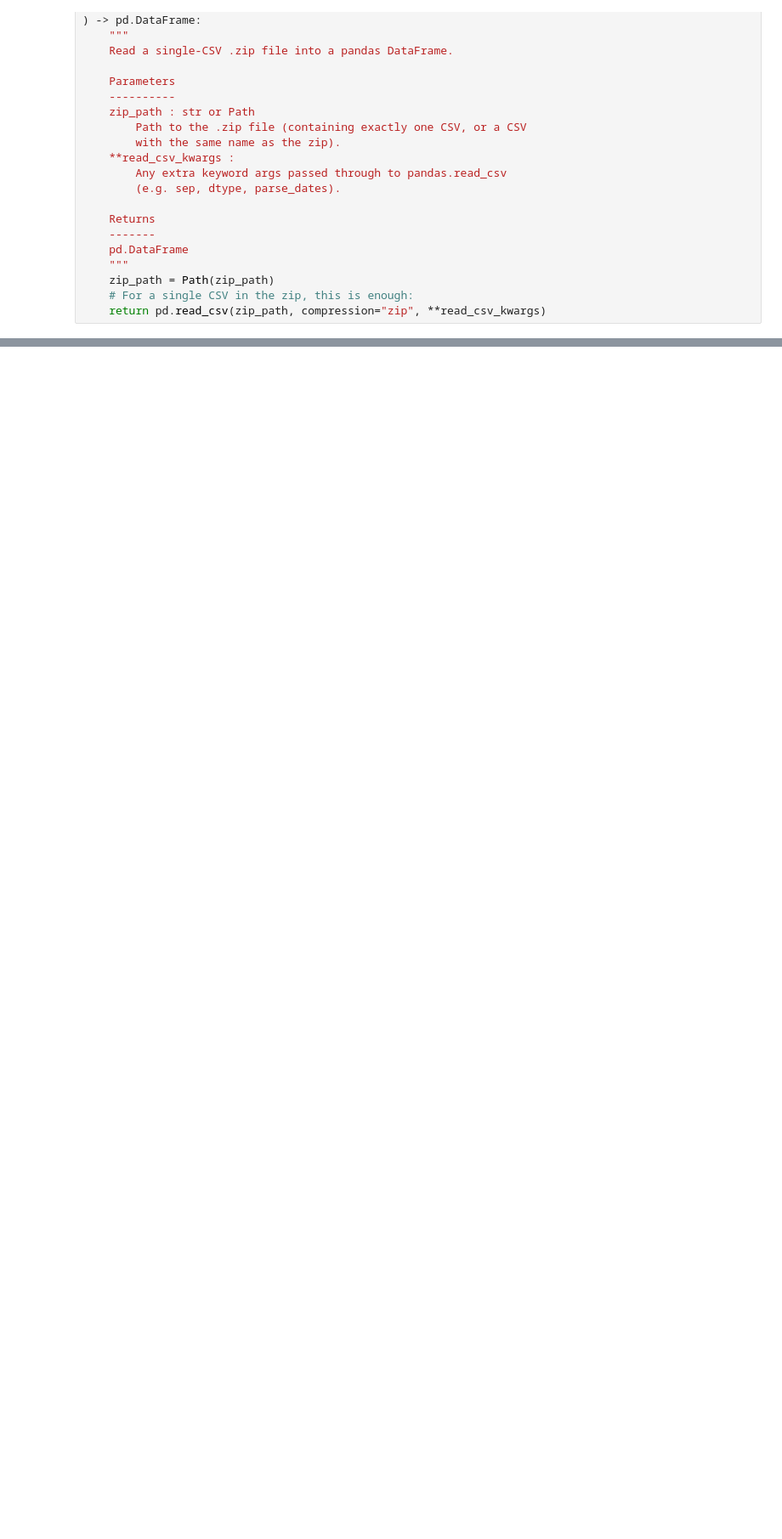
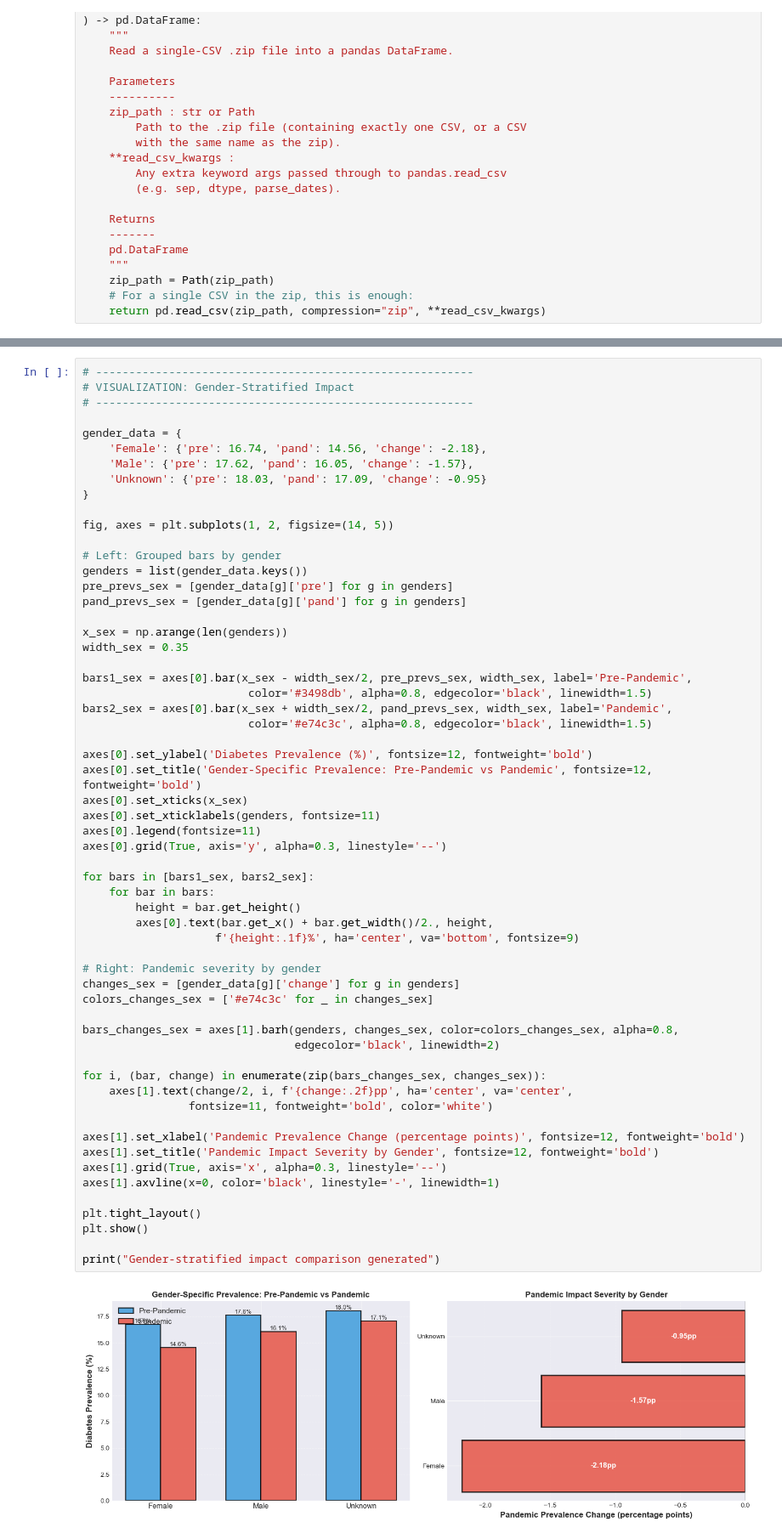
Before and after one commit to cmendonsa/brfss-diabetes-trends, a Jupyter notebook: analysis/RQ2_pandemic_impact.ipynb, the cells around one changed output, grey strips where cells are left out. Shown at 85% size. Drawn from its saved outputs; the diff is of its cells as text; blank space fills up the shorter version.

```diff
--- a/analysis/RQ2_pandemic_impact.ipynb
+++ b/analysis/RQ2_pandemic_impact.ipynb
@@ -100,0 +662,61 @@ p-value: 1.375032621142993e-31
+# %%
+# ---------------------------------------------------------
+# VISUALIZATION: Gender-Stratified Impact
+# ---------------------------------------------------------
+
+gender_data = {
+    'Female': {'pre': 16.74, 'pand': 14.56, 'change': -2.18},
+    'Male': {'pre': 17.62, 'pand': 16.05, 'change': -1.57},
+    'Unknown': {'pre': 18.03, 'pand': 17.09, 'change': -0.95}
+}
+
+fig, axes = plt.subplots(1, 2, figsize=(14, 5))
+
+# Left: Grouped bars by gender
+genders = list(gender_data.keys())
+pre_prevs_sex = [gender_data[g]['pre'] for g in genders]
+pand_prevs_sex = [gender_data[g]['pand'] for g in genders]
+
+x_sex = np.arange(len(genders))
+width_sex = 0.35
+
+bars1_sex = axes[0].bar(x_sex - width_sex/2, pre_prevs_sex, width_sex, label='Pre-Pandemic',
+                         color='#3498db', alpha=0.8, edgecolor='black', linewidth=1.5)
+bars2_sex = axes[0].bar(x_sex + width_sex/2, pand_prevs_sex, width_sex, label='Pandemic',
+                         color='#e74c3c', alpha=0.8, edgecolor='black', linewidth=1.5)
+
+axes[0].set_ylabel('Diabetes Prevalence (%)', fontsize=12, fontweight='bold')
+axes[0].set_title('Gender-Specific Prevalence: Pre-Pandemic vs Pandemic', fontsize=12, fontweight='bold')
+axes[0].set_xticks(x_sex)
+axes[0].set_xticklabels(genders, fontsize=11)
+axes[0].legend(fontsize=11)
+axes[0].grid(True, axis='y', alpha=0.3, linestyle='--')
+
+for bars in [bars1_sex, bars2_sex]:
+    for bar in bars:
+        height = bar.get_height()
+        axes[0].text(bar.get_x() + bar.get_width()/2., height,
+                    f'{height:.1f}%', ha='center', va='bottom', fontsize=9)
+
+# Right: Pandemic severity by gender
+changes_sex = [gender_data[g]['change'] for g in genders]
+colors_changes_sex = ['#e74c3c' for _ in changes_sex]
+
+bars_changes_sex = axes[1].barh(genders, changes_sex, color=colors_changes_sex, alpha=0.8,
+                                edgecolor='black', linewidth=2)
+
+for i, (bar, change) in enumerate(zip(bars_changes_sex, changes_sex)):
+    axes[1].text(change/2, i, f'{change:.2f}pp', ha='center', va='center',
+                fontsize=11, fontweight='bold', color='white')
+
+axes[1].set_xlabel('Pandemic Prevalence Change (percentage points)', fontsize=12, fontweight='bold')
+axes[1].set_title('Pandemic Impact Severity by Gender', fontsize=12, fontweight='bold')
+axes[1].grid(True, axis='x', alpha=0.3, linestyle='--')
+axes[1].axvline(x=0, color='black', linestyle='-', linewidth=1)
+
+plt.tight_layout()
+plt.show()
+
+print("Gender-stratified impact comparison generated")
+# %% [output]
+[figure, added]
```
Also changed, not shown: parts of 29 cells of this notebook.
